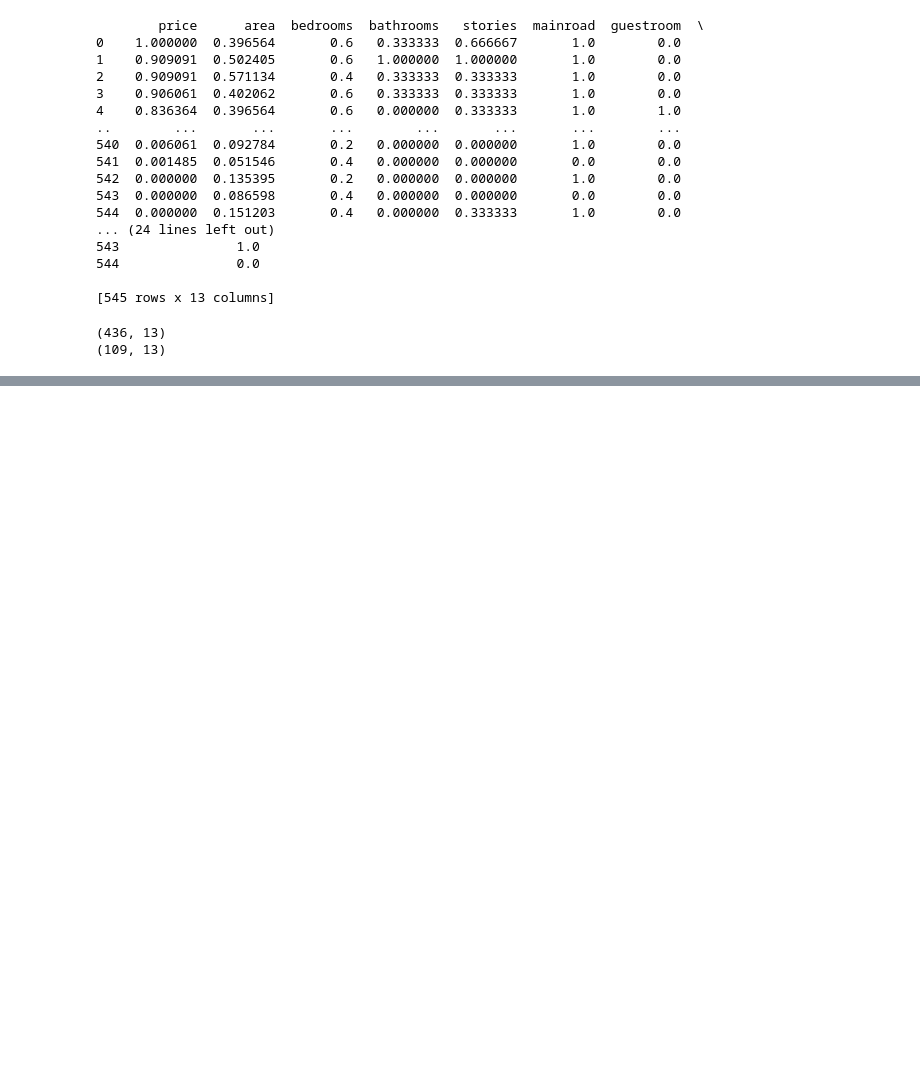
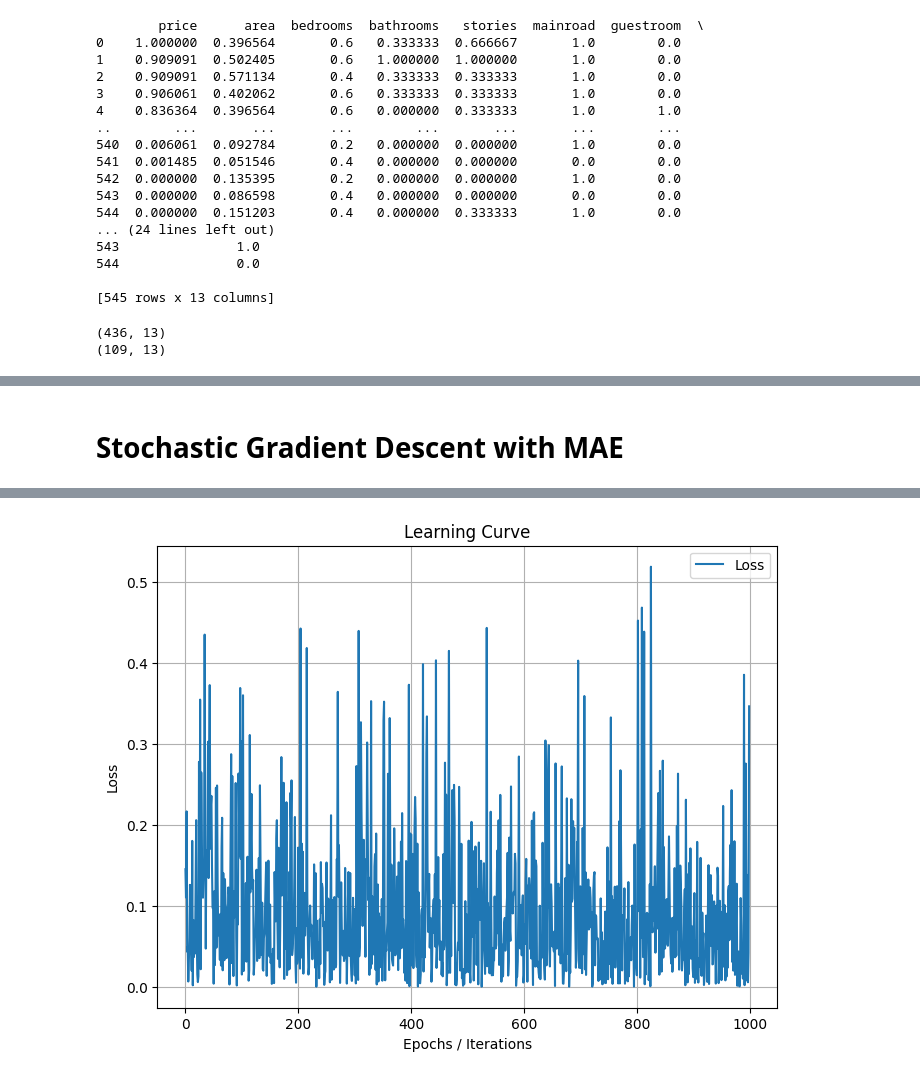
Before and after one commit to kopiademsigma/simple-nn, a Jupyter notebook: main copy.ipynb, the cells around one changed output, grey strips where cells are left out. Cells and saved outputs as stored; diff of their text form; code cells hidden in the pictures; blank space fills up the shorter version.

```diff
--- a/main copy.ipynb
+++ b/main copy.ipynb
@@ -285,0 +334,8 @@ plot_learning_curve(loss_history)
+# %% [markdown]
+# Stochastic Gradient Descent with MAE
+# %%
+
+W1, b1, W2, b2, loss_history = gradient_descent(X_tr, Y_tr, W1, b1, W2, b2, learning_rate=0.001, iterations=1000, batch_type='sgd', loss_function='mae')
+harga = predict(W1, b1, W2, b2, X_test)
+plot_learning_curve(loss_history)
+# %% [output]
@@ -285,0 +359 @@ plot_learning_curve(loss_history)
+[figure, added]
```
Also changed, not shown: parts of 15 cells of this notebook.
